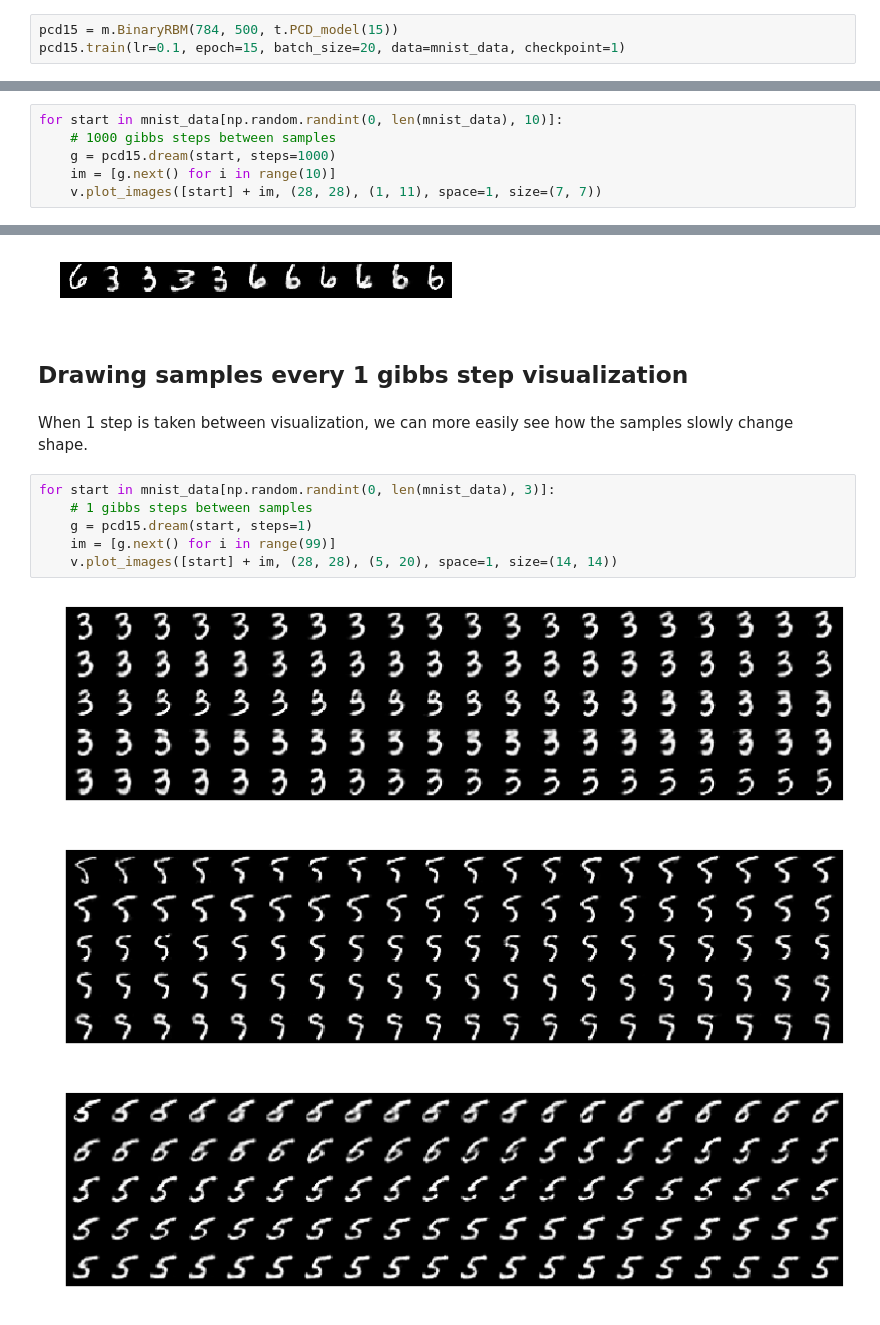
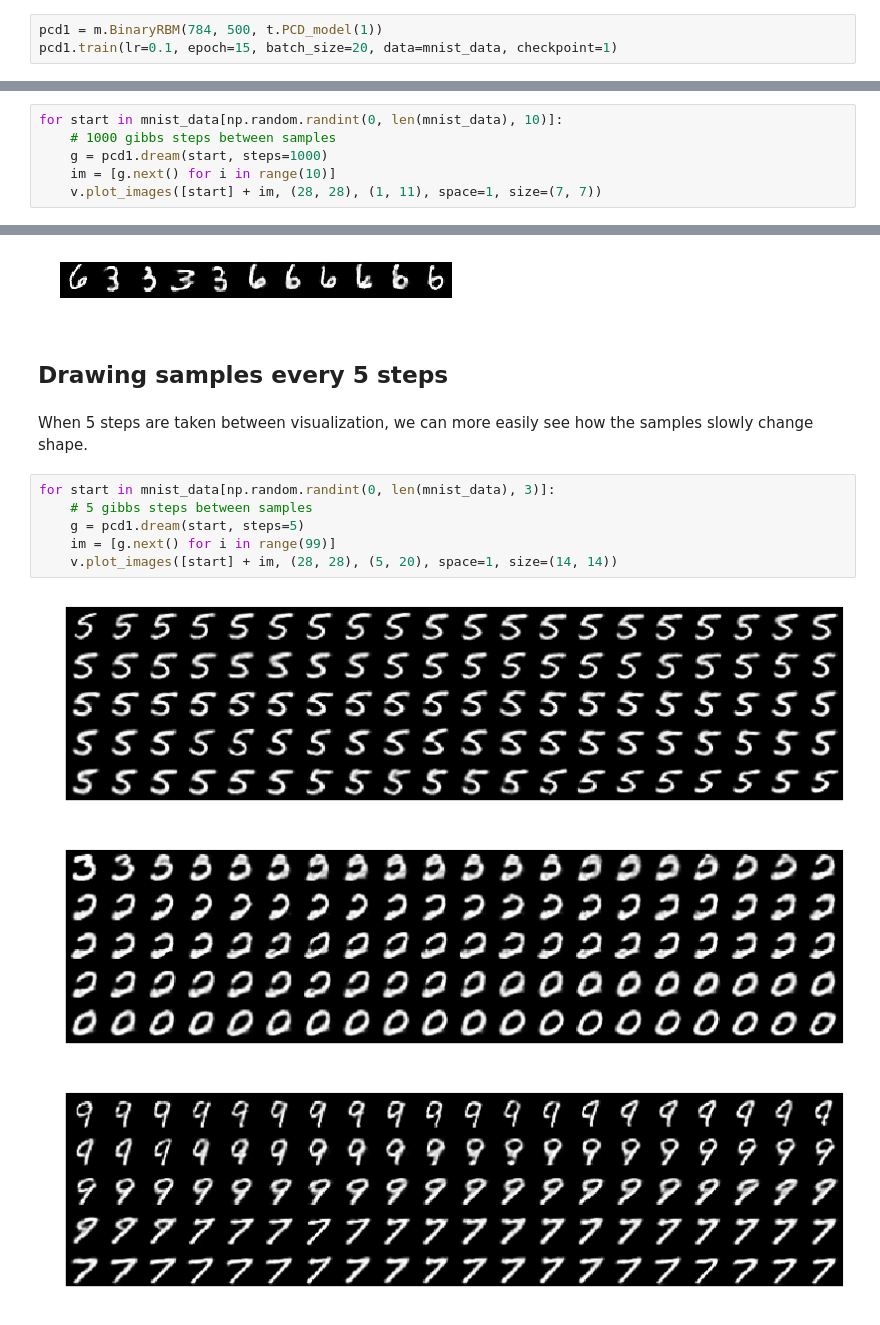
Before and after one commit to dmrd/dnn, a Jupyter notebook: demo.ipynb, the cells around one changed output, grey strips where cells are left out. Drawn from its saved outputs; the diff is of its cells as text.

```diff
--- a/demo.ipynb
+++ b/demo.ipynb
@@ -98,6 +98,6 @@ Both of these calculate the gradient given the data and model dependent statisti
 # %% [markdown]
 This model is much higher quality than the small CD1 RBM (more hidden units, better model estimation).  It also takes significantly longer to train since 15 gibbs steps must be taken for every weight update.
 # %%
-pcd15 = m.BinaryRBM(784, 500, t.PCD_model(15))
-pcd15.train(lr=0.1, epoch=15, batch_size=20, data=mnist_data, checkpoint=1)
+pcd1 = m.BinaryRBM(784, 500, t.PCD_model(1))
+pcd1.train(lr=0.1, epoch=15, batch_size=20, data=mnist_data, checkpoint=1)
 # %% [output]
@@ -127,7 +127,7 @@ v.show_image(pcd15.layers[0].bias, dim=(28,28))
 # %%
 for start in mnist_data[np.random.randint(0, len(mnist_data), 10)]:
     # 1000 gibbs steps between samples
-    g = pcd15.dream(start, steps=1000)
+    g = pcd1.dream(start, steps=1000)
     im = [g.next() for i in range(10)]
     v.plot_images([start] + im, (28, 28), (1, 11), space=1, size=(7, 7))
 # %% [output]
@@ -142,16 +142,16 @@ for start in mnist_data[np.random.randint(0, len(mnist_data), 10)]:
 [figure]
 [figure]
 # %% [markdown]
-## Drawing samples every 1 gibbs step visualization
+## Drawing samples every 5 steps
 # %% [markdown]
-When 1 step is taken between visualization, we can more easily see how the samples slowly change shape.
+When 5 steps are taken between visualization, we can more easily see how the samples slowly change shape.
 # %%
 for start in mnist_data[np.random.randint(0, len(mnist_data), 3)]:
-    # 1 gibbs steps between samples
-    g = pcd15.dream(start, steps=1)
+    # 5 gibbs steps between samples
+    g = pcd1.dream(start, steps=5)
     im = [g.next() for i in range(99)]
     v.plot_images([start] + im, (28, 28), (5, 20), space=1, size=(14, 14))
 # %% [output]
-[figure, old version]
+[figure, new version]
-[figure, old version]
+[figure, new version]
-[figure, old version]
+[figure, new version]
```
Also changed, not shown: parts of 3 cells of this notebook, 2 other files.
